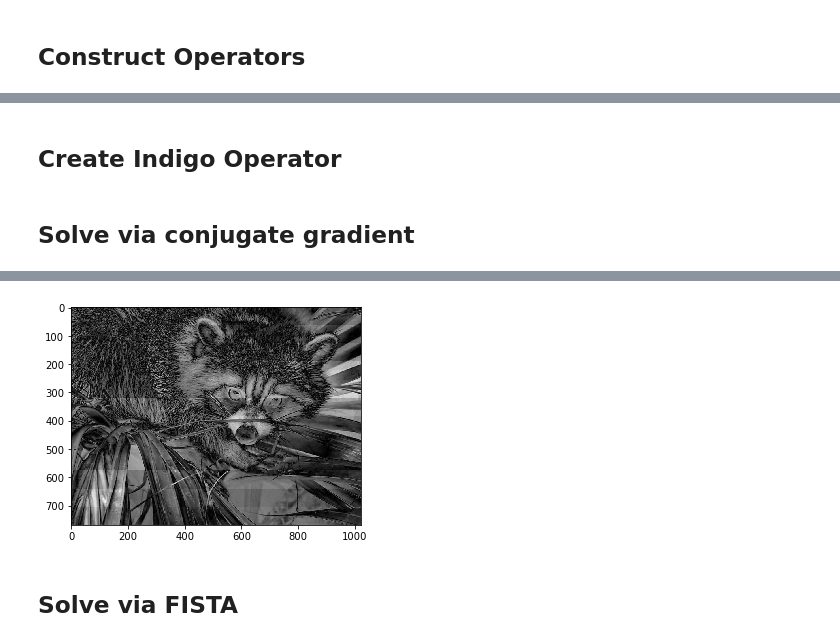
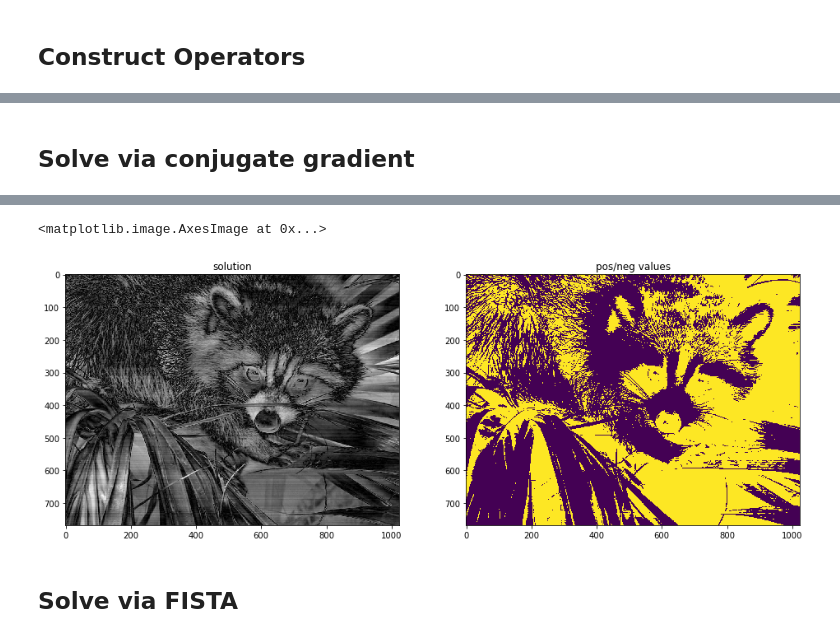
Before and after one commit to mbdriscoll/indigo, a Jupyter notebook: examples/mpi.ipynb, the cells around one changed output, grey strips where cells are left out. Drawn from its saved outputs; the diff is of its cells as text; code cells hidden in the pictures.

```diff
--- a/examples/mpi.ipynb
+++ b/examples/mpi.ipynb
@@ -45,16 +53,26 @@ plt.imshow( abs(pfovs).reshape((-1,z)), cmap='gray', interpolation='nearest' )
 # %% [markdown]
 ## Construct Operators
 # %%
+# instantiate backend
+from indigo.backends import get_backend
+from indigo.transforms import *
+
+B = get_backend('customgpu') # or numpy, cuda, etc.
+
 # construct segmentation operator
 indices = np.arange(img.size).reshape(img.shape)
 S_shape = (pfovs.size, img.size)
 data = np.ones(pfovs.size, dtype=np.complex64)
 rows = np.arange(pfovs.size)
-cols = np.array([indices[c:c+p,:] for c in range(0,x-g,g)]).flatten()
+cols = np.array([indices[:,c:c+p] for c in range(0,z-g,g)]).flatten()
 SegOp = spp.coo_matrix((data, (rows,cols)), shape=S_shape)
+S = B.SpMatrix(SegOp, name='segment')
 
-fig, (ax0, ax1) = plt.subplots(1,2, figsize=(10,5))
-ax1.set_title("Segmentation")
-ax1.spy(SegOp, markersize=.01)
-ax1.xaxis.set_visible(False)
-ax1.yaxis.set_visible(False)
+# construct DC removal operator
+D = B.KronI(npf*px, B.Eye(pz) - (1/pz)*B.One((pz,pz)))
+
+# combine operators into forward model
+A = D*S
+
+# optimize operator...nothing much to do here
+A = A.optimize()
@@ -63,16 +79,3 @@ ax1.yaxis.set_visible(False)
-# %% [markdown]
-## Create Indigo Operator
-# %%
-# instantiate backend
-from indigo.backends import get_backend
-from indigo.transforms import *
-
-B = get_backend('customcpu') # or numpy, cuda, etc.
-
-S = B.SpMatrix(SegOp, name='segment')
-D = B.KronI(npf, B.Eye(px*pz,dtype=S.dtype) - (1/p)*B.One((px*pz,px*pz),dtype=S.dtype))
-A = D*S
-A._name = 'mpi'
 # %% [markdown]
 ## Solve via conjugate gradient
 # %%
@@ -85,8 +88,15 @@ AHy = A.H * Y
 AHA = (A.H * A).optimize([RealizeMatrices])
 
 # reconstruct
-B.cg(AHA, AHy, X, maxiter=1000)
+with Timer() as t:
+    B.cg(AHA, AHy, X, maxiter=20)
+
+print("reconstruction took %d ms" % (t.elapsed*1000))
 
 img_rec = X.T.reshape(img.shape)
-plt.imshow(abs(img_rec), cmap='gray', interpolation='none')
+fig, (ax0, ax1) = plt.subplots(1,2,figsize=(16,16))
+ax0.set_title('solution')
+ax0.imshow(abs(img_rec), cmap='gray', interpolation='none')
+ax1.set_title('pos/neg values')
+ax1.imshow(img_rec.real < 0)
 # %% [output]
@@ -94,4 +104,5 @@ plt.imshow(abs(img_rec), cmap='gray', interpolation='none')
+<matplotlib.image.AxesImage at 0x...>
-[figure, old version]
+[figure, new version]
 # %% [markdown]
 ## Solve via FISTA
 # %%
```
Also changed, not shown: parts of 5 cells of this notebook.
